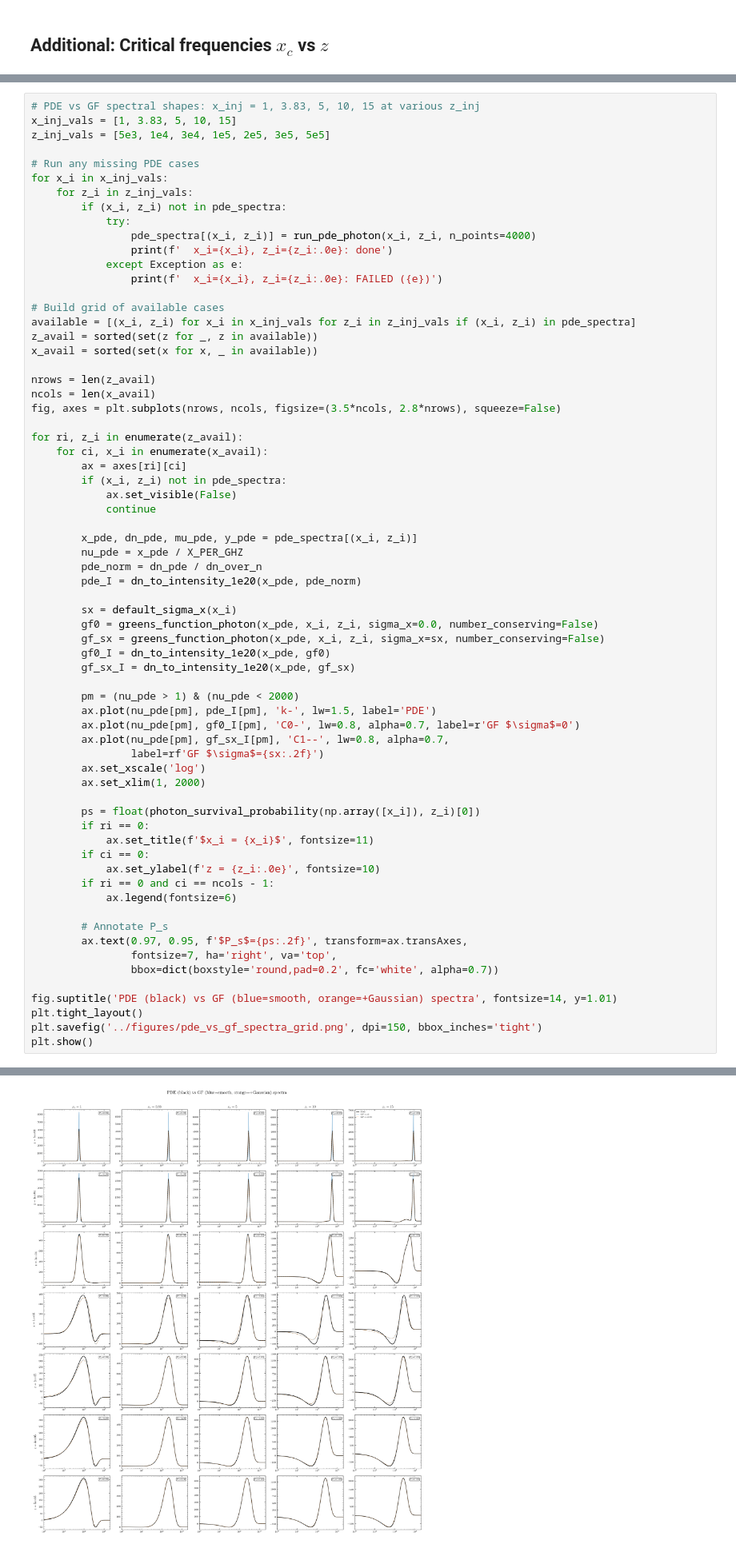
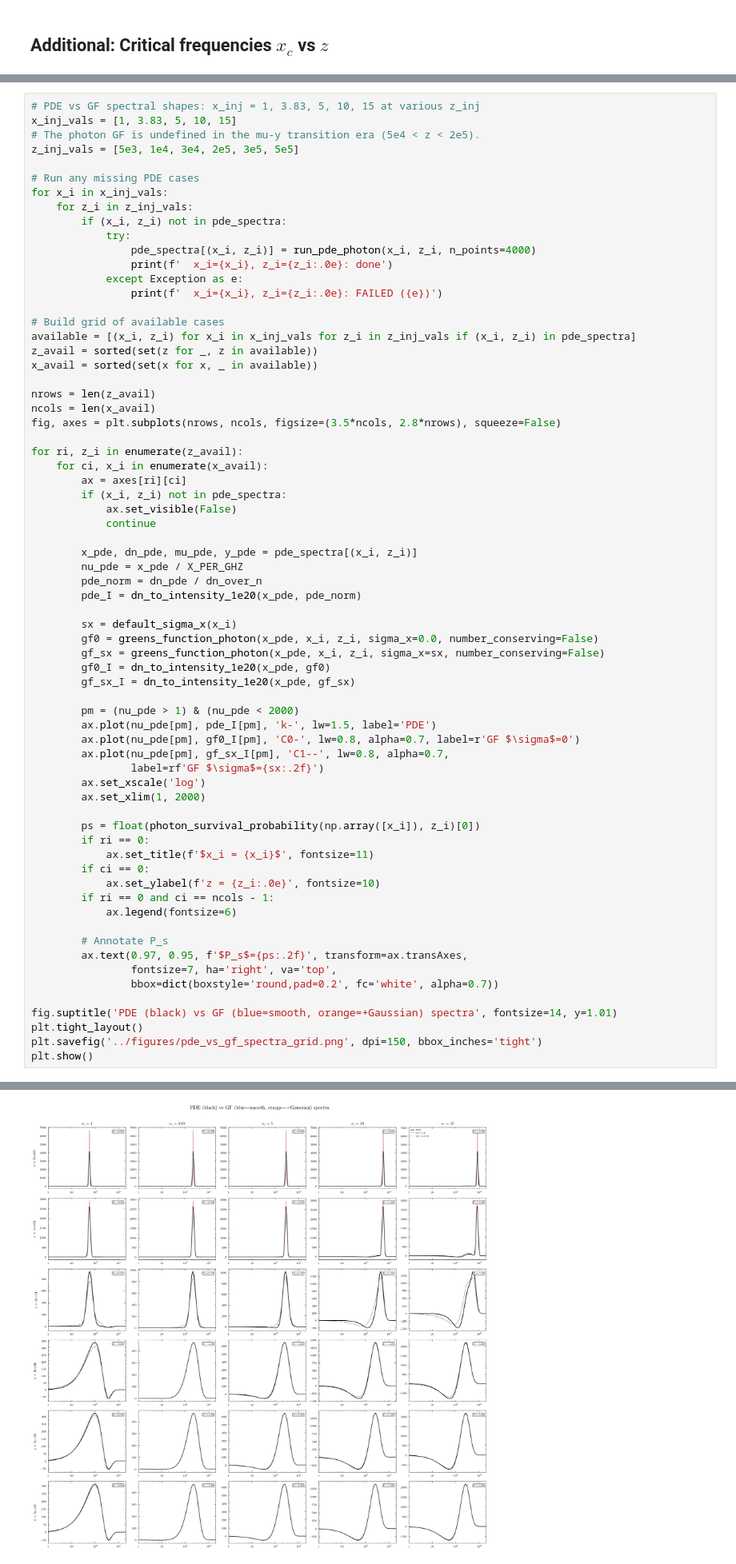
Before and after one commit to bakerem/spectroxide, a Jupyter notebook: notebooks/physics/photon_injection.ipynb, the cells around one changed output, grey strips where cells are left out. Shown at 80% size. Drawn from its saved outputs; the diff is of its cells as text.

```diff
--- a/notebooks/physics/photon_injection.ipynb
+++ b/notebooks/physics/photon_injection.ipynb
@@ -440,7 +440,8 @@ due to the $G_2/x^2$ factor (which diverges as $x \to 0$) interacting with the f
 # %%
 # PDE vs GF spectral shapes: x_inj = 1, 3.83, 5, 10, 15 at various z_inj
 x_inj_vals = [1, 3.83, 5, 10, 15]
-z_inj_vals = [5e3, 1e4, 3e4, 1e5, 2e5, 3e5, 5e5]
+# The photon GF is undefined in the mu-y transition era (5e4 < z < 2e5).
+z_inj_vals = [5e3, 1e4, 3e4, 2e5, 3e5, 5e5]
 
 # Run any missing PDE cases
 for x_i in x_inj_vals:
@@ -517,5 +516,5 @@ plt.show()
   x_i=10, z_i=2e+05: done
-[figure, old version]
+[figure, new version]
 # %% [markdown]
 ### Spectral residuals: (GF $-$ PDE) / max|PDE|
 
```
Also changed, not shown: parts of 12 cells of this notebook, 1 other file.
